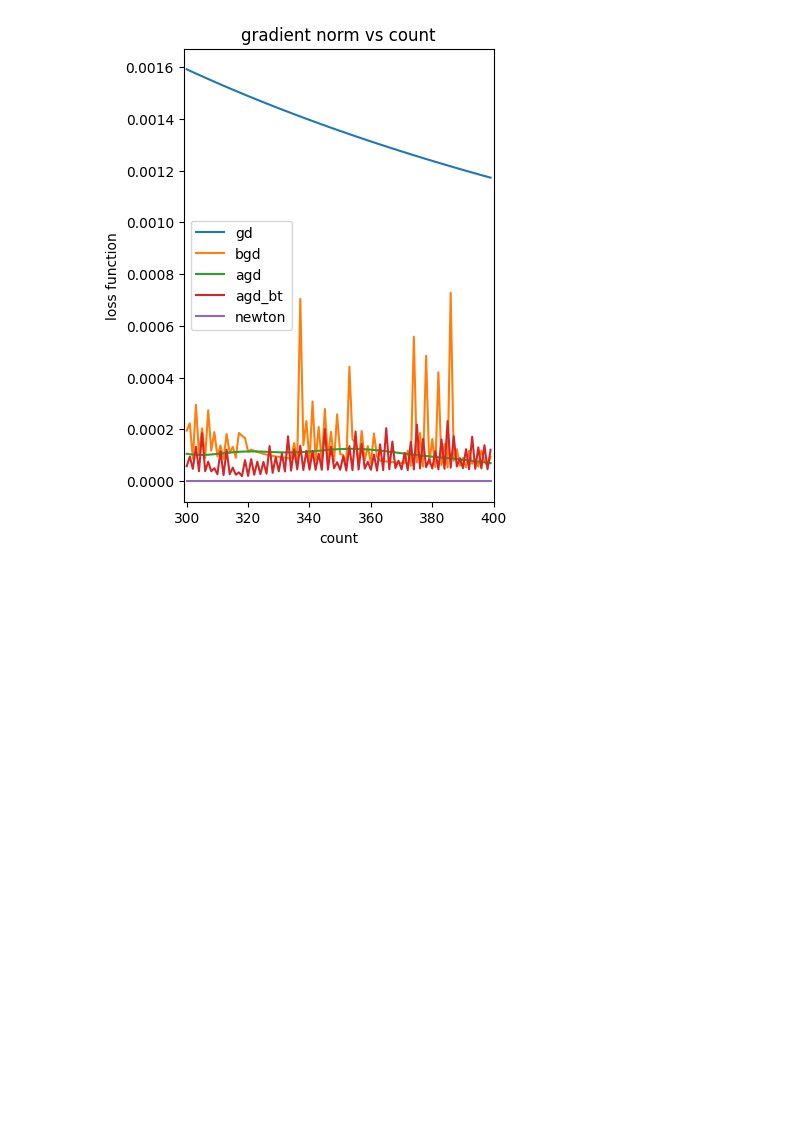
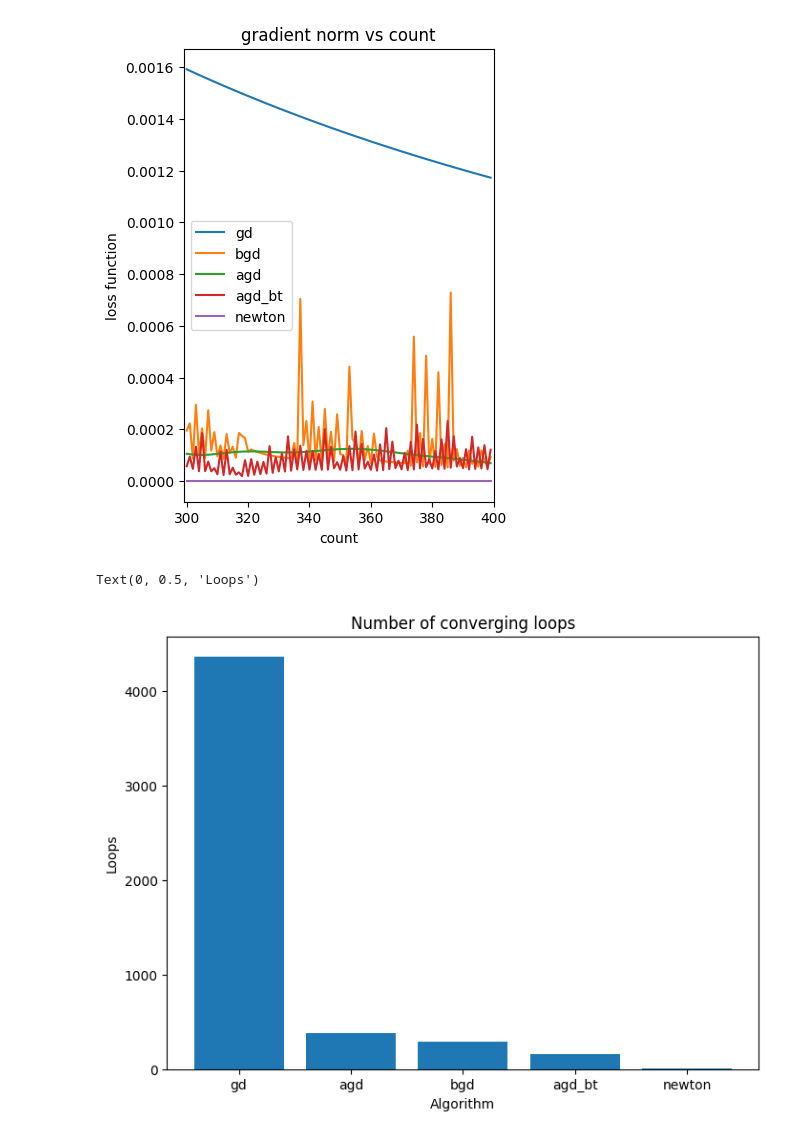
Before and after one commit to batman0911/regression_algorithm, a Jupyter notebook: kc_house/visual.ipynb, the cells around one changed output. Saved outputs shown, nothing was run; the diff lists cells and outputs as text; code cells hidden in the pictures; blank space fills up the shorter version.

```diff
--- a/kc_house/visual.ipynb
+++ b/kc_house/visual.ipynb
@@ -39,3 +39,16 @@ max = 400
 plot_multiple('grad_norm_list', 'count', 'loss function', 'gradient norm vs count', '../data/output/g_' + str(min) + '_' + str(max), min, max)
 # %% [output]
 [figure]
+# %%
+x = ['gd', 'agd', 'bgd', 'agd_bt', 'newton']
+y = [4358, 377, 286, 161, 2]
+
+plt.figure(figsize=(8, 6), dpi=100)
+plt.bar(x, y)
+plt.title('Number of converging loops')
+plt.xlabel('Algorithm')
+plt.ylabel('Loops')
+# plt.savefig('data/output/converging_loops.png', dpi=800)
+# %% [output]
+Text(0, 0.5, 'Loops')
+[figure, added]
```
Also changed, not shown: parts of 1 cell of this notebook, 3 other files.
